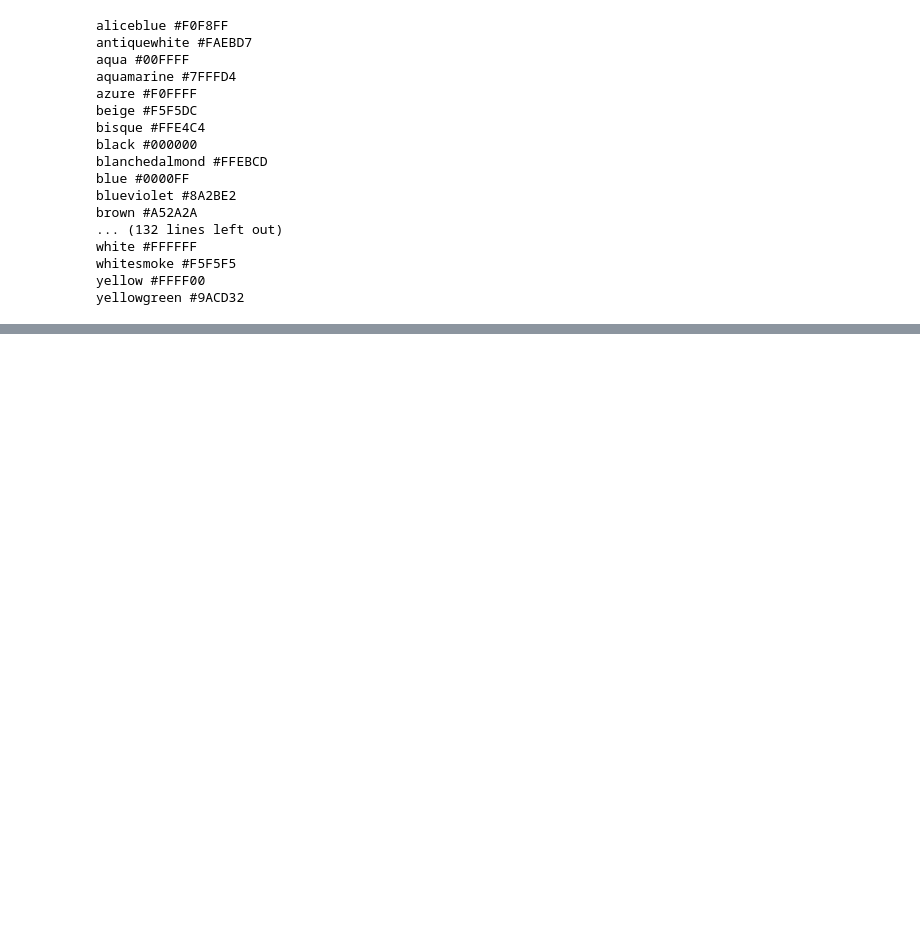
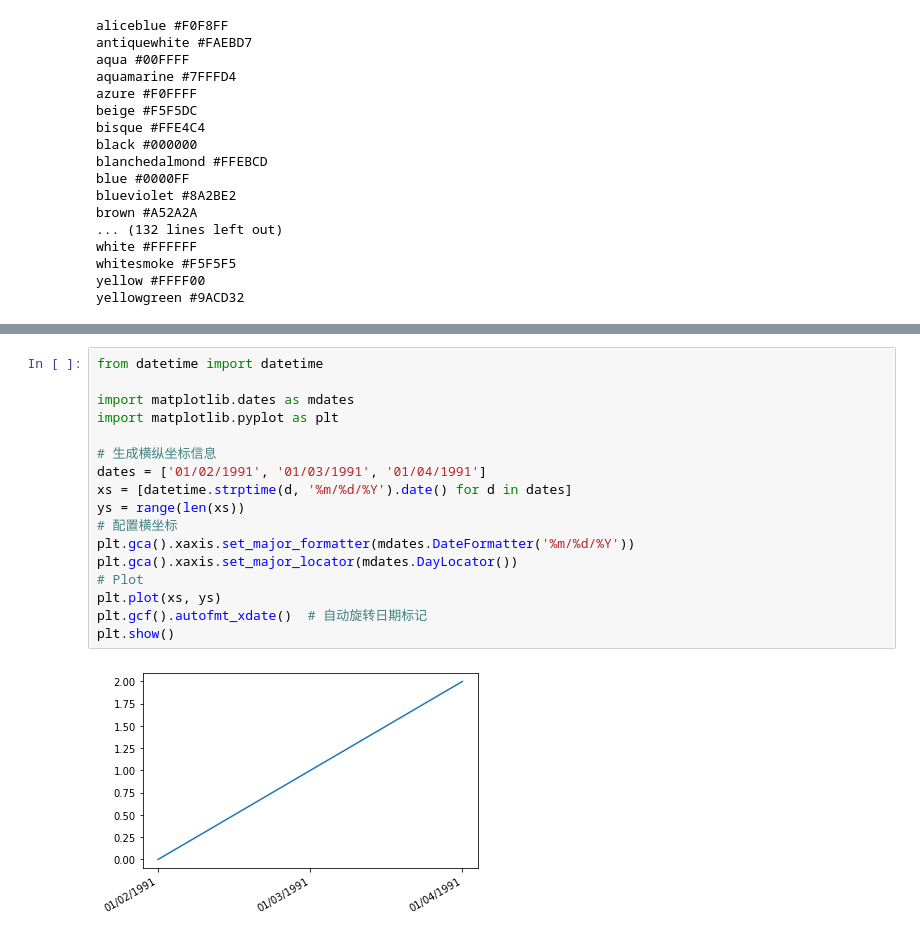
Before and after one commit to hongleishen/00_python, a Jupyter notebook: 15_money/Untitled-4.ipynb, the cells around one changed output, grey strips where cells are left out. Cells and saved outputs as stored; diff of their text form; blank space fills up the shorter version.

Commit message:
x use date
Signed-off-by: shenhonglei <shladi@126.com>

```diff
--- a/15_money/Untitled-4.ipynb
+++ b/15_money/Untitled-4.ipynb
@@ -63,0 +64,19 @@ plt.plot([1.2,2.2,3.2],[1,2,3],marker=r"$666$", markersize=15, color='#2d0c13',l
+# %%
+from datetime import datetime
+
+import matplotlib.dates as mdates
+import matplotlib.pyplot as plt
+
+# 生成横纵坐标信息
+dates = ['01/02/1991', '01/03/1991', '01/04/1991']
+xs = [datetime.strptime(d, '%m/%d/%Y').date() for d in dates]
+ys = range(len(xs))
+# 配置横坐标
+plt.gca().xaxis.set_major_formatter(mdates.DateFormatter('%m/%d/%Y'))
+plt.gca().xaxis.set_major_locator(mdates.DayLocator())
+# Plot
+plt.plot(xs, ys)
+plt.gcf().autofmt_xdate()  # 自动旋转日期标记
+plt.show()
+# %% [output]
+[figure, added]
```
Also changed, not shown: parts of 19 cells of this notebook, 3 other files.
